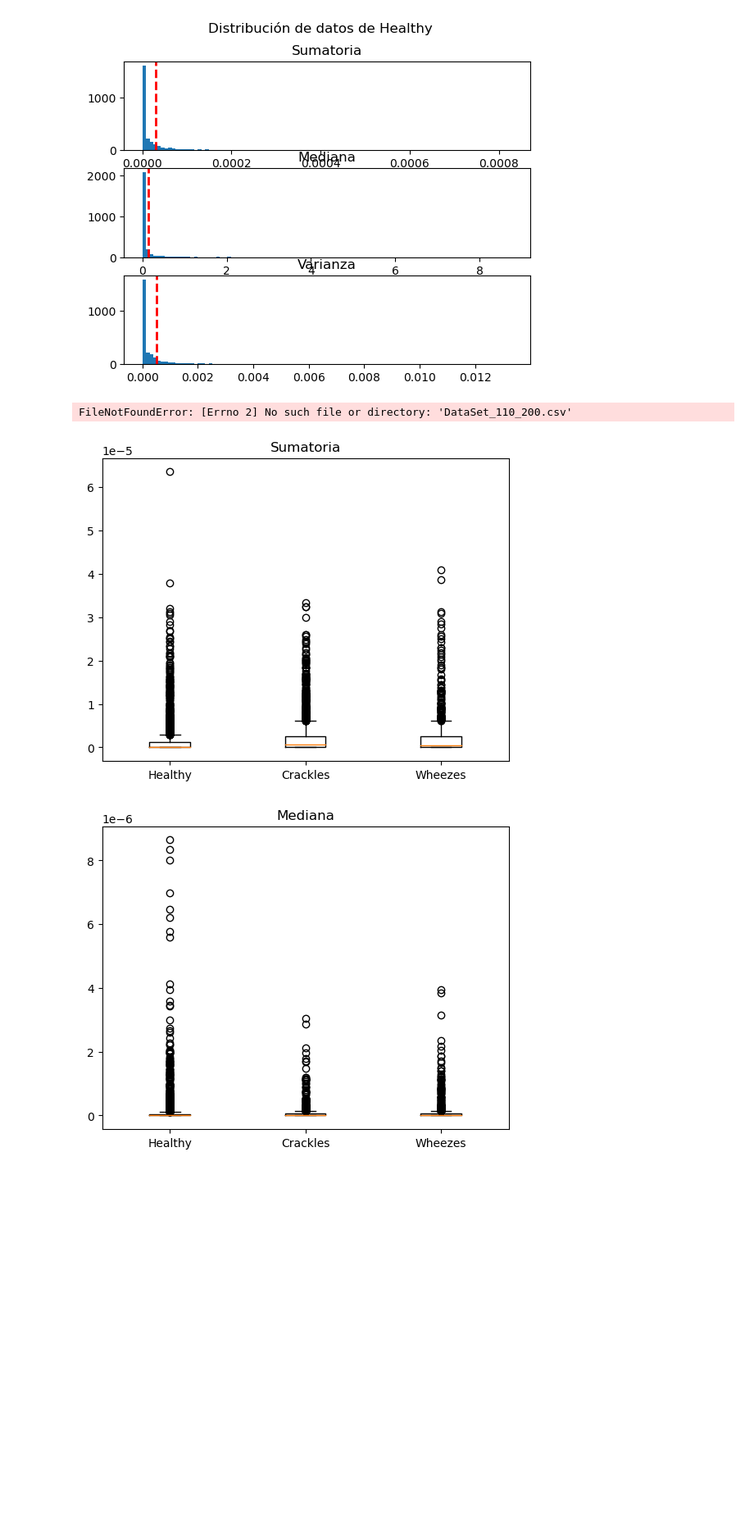
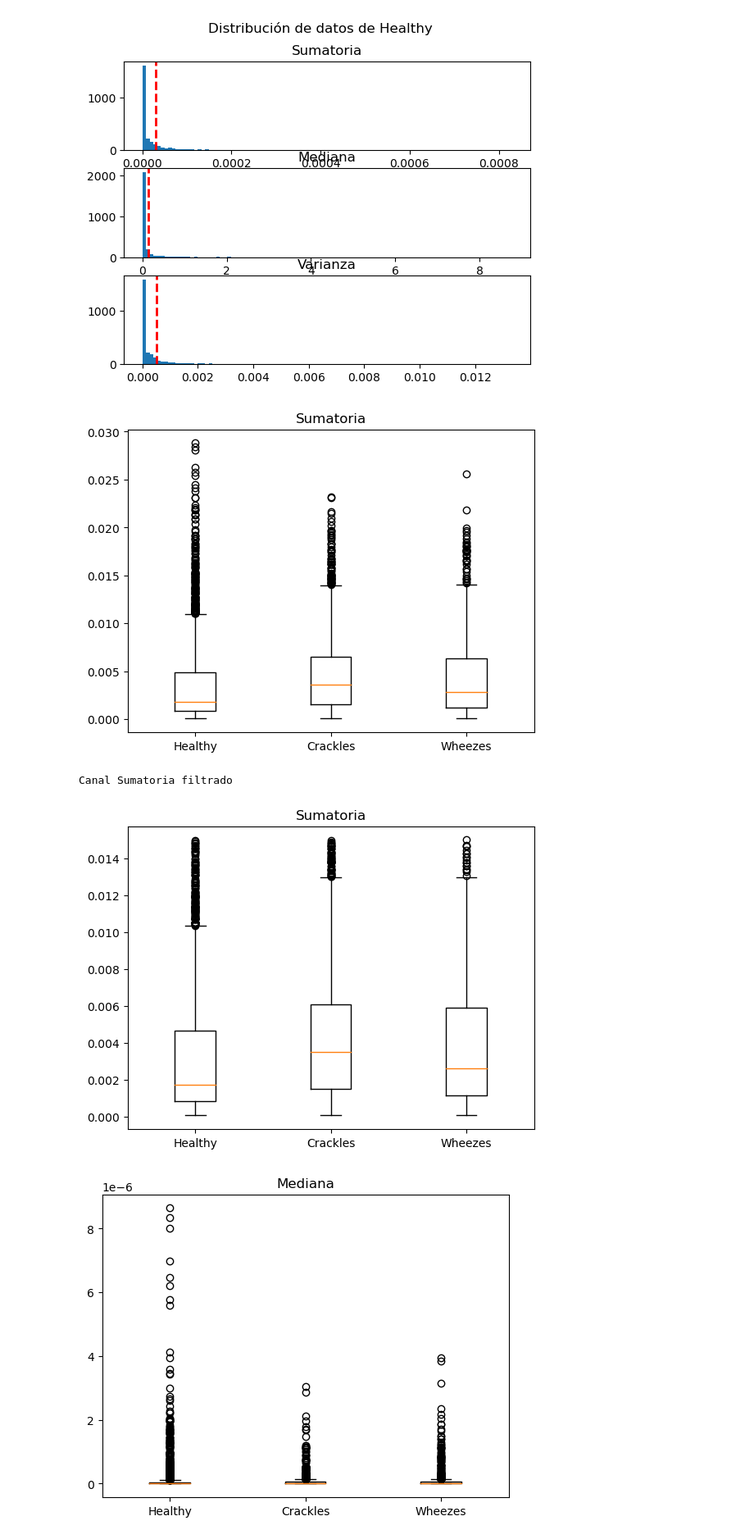
Before and after one commit to Astolfo2332/Respiratory_Difference, a Jupyter notebook: Proyecto_3_los_4GB.ipynb, the cells around one changed output. Shown at 82% size. Drawn from its saved outputs; the diff is of its cells as text; code cells hidden in the pictures; blank space fills up the shorter version.

```diff
--- a/Proyecto_3_los_4GB.ipynb
+++ b/Proyecto_3_los_4GB.ipynb
@@ -886,9 +887,7 @@ from scipy.stats import levene
 import pingouin as pg
 from scipy.signal import welch as pwelch
 # %%
-d3=pd.read_csv("DataSet_110_200.csv")
+d3=pd.read_csv("Data_set_250_380.csv")
-# %% [output]
-FileNotFoundError: [Errno 2] No such file or directory: 'DataSet_110_200.csv'
 # %%
 def caja_bigotes2(data1,data2,data3,var):
 
@@ -898,11 +897,38 @@ def caja_bigotes2(data1,data2,data3,var):
     plt.boxplot([data1[var], data2[var], data3[var]], labels=labels)
     plt.title(var)
     plt.show()
+# %%
+def filtro(tabla,ncolumna=int,rango=int,mayorque=True):
+    if mayorque:
+        columna=tabla.columns[ncolumna]
+        locateado=(tabla[columna]>rango).values
+        tabla.loc[locateado,columna]=None
+        prom=tabla.dropna()
+
+        print("Canal "+columna+" filtrado")
+        return prom
+    else:
+        columna=tabla.columns[ncolumna]
+        locateado=(tabla[columna]<rango).values
+        tabla.loc[locateado,columna]=None
+        prom=tabla.dropna()
+
+        print("Canal "+columna+" filtrado")
+        return prom
 # %%
 sano,crakles,wheezes = [d3[d3['Estado']=='Healthy'], d3[d3['Estado']=='Crackles'],d3[d3['Estado']=='Wheezes']]
 caja_bigotes2(sano,crakles,wheezes,'Sumatoria')
 # %% [output]
-[figure, old version]
+[figure, new version]
+# %%
+d3f=filtro(d3,1,0.015)
+# %% [output]
+Canal Sumatoria filtrado
+# %%
+sano,crakles,wheezes = [d3f[d3f['Estado']=='Healthy'], d3f[d3f['Estado']=='Crackles'],d3f[d3f['Estado']=='Wheezes']]
+caja_bigotes2(sano,crakles,wheezes,'Sumatoria')
+# %% [output]
+[figure, added]
 # %%
 caja_bigotes2(sano,crakles,wheezes,'Mediana')
 # %% [output]
```
Also changed, not shown: parts of 9 cells of this notebook.
